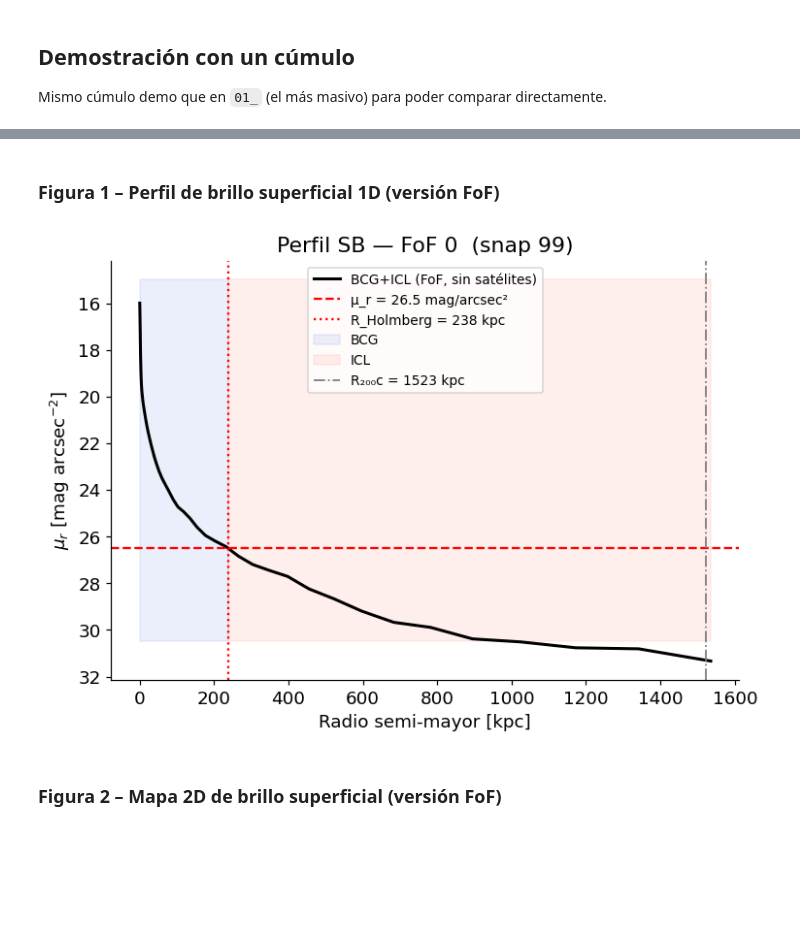
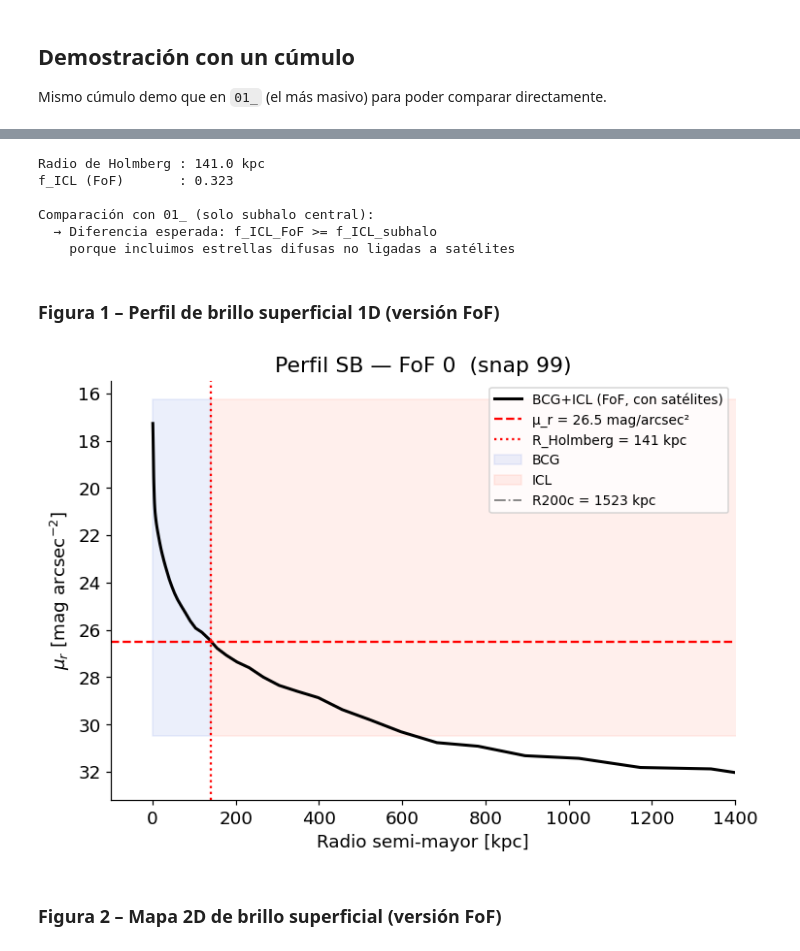
Before and after one commit to patito-mary/icl, a Jupyter notebook: 01b_separacion_BCG_ICL_FoF.ipynb, the cells around one changed output, grey strips where cells are left out. Drawn from its saved outputs; the diff is of its cells as text; code cells hidden in the pictures; blank space fills up the shorter version.

```diff
--- a/01b_separacion_BCG_ICL_FoF.ipynb
+++ b/01b_separacion_BCG_ICL_FoF.ipynb
@@ -193,13 +193,14 @@ def build_fof_mask_no_satellites(fof_idx):
     return lens_star, n_central, n_satellites
 
 
-def mask_from_lens(lens_star, n_total_fof):
+def mask_from_lens(lens_star, n_total_fof, exclude_satellites=True):
     """
-    Dado el array de longitudes por subhalo (lens_star) y el total de estrellas
-    en el FoF, construye la máscara booleana:
-      True  = subhalo 0 (central) + partículas no ligadas
-      False = subhalos 1..N-1 (satélites)
+    Máscara booleana: True = subhalo 0 (central) + partículas no ligadas.
+    False = subhalos satélites 1..N-1.
+    Función idéntica a la de 01b_.
     """
+    if not exclude_satellites:
+        return np.ones(n_total_fof, dtype=bool)
     mask = np.zeros(n_total_fof, dtype=bool)
     n_central = int(lens_star[0]) if len(lens_star) > 0 else n_total_fof
     mask[:n_central] = True
@@ -207,6 +208,7 @@ def mask_from_lens(lens_star, n_total_fof):
     if total_in_subhalos < n_total_fof:
         mask[total_in_subhalos:] = True
     return mask
+
 
 
 def bcg_icl_mass_fraction_fof(fof_idx, cen_pos, header=Header):
@@ -275,14 +277,14 @@ n_fof_total = len(st_fof['Masses'])
 
 # Máscara para excluir satélites
 lens_star, n_central, n_sat = build_fof_mask_no_satellites(fof_demo)
-mask = mask_from_lens(lens_star, n_fof_total)
+mask = mask_from_lens(lens_star, n_fof_total, exclude_satellites=False)
 n_unbound = mask.sum() - n_central
 
 print(f"Partículas estelares en el FoF:")
 print(f"  Total FoF         : {n_fof_total:>8,}")
 print(f"  Subhalo central   : {n_central:>8,}  (conservadas)")
-print(f"  Satélites (excl.) : {n_sat:>8,}  (excluidas)")
-print(f"  No ligadas        : {n_unbound:>8,}  (conservadas — ICL difusa)")
+print(f"  Satélites         : {n_sat:>8,}  (incluidos)")
+print(f"  No ligadas        : {n_unbound-n_sat:>8,}  (conservadas — ICL difusa)")
 print(f"  Usadas para perfil: {mask.sum():>8,}")
 # %% [output]
 Cúmulo demo: local i=0, fof_idx TNG=0
@@ -329,38 +351,46 @@ print()
 print("Comparación con 01_ (solo subhalo central):")
 print("  → Diferencia esperada: f_ICL_FoF >= f_ICL_subhalo")
 print("    porque incluimos estrellas difusas no ligadas a satélites")
+# %% [output]
+Radio de Holmberg : 141.0 kpc
+f_ICL (FoF)       : 0.323
+
+Comparación con 01_ (solo subhalo central):
+  → Diferencia esperada: f_ICL_FoF >= f_ICL_subhalo
+    porque incluimos estrellas difusas no ligadas a satélites
 # %% [markdown]
 ### Figura 1 – Perfil de brillo superficial 1D (versión FoF)
 # %%
 fig, ax = plt.subplots(figsize=(7, 5))
 valid = np.isfinite(mu_r)
 
-ax.plot(r_mid[valid], mu_r[valid], 'k-', lw=2, label='BCG+ICL (FoF, sin satélites)')
+ax.plot(r_mid[valid], mu_r[valid], 'k-', lw=2, label='BCG+ICL (FoF, con satélites)')
 ax.axhline(P.MU_HOLMBERG, color='r', ls='--', lw=1.5,
            label=f'μ_r = {P.MU_HOLMBERG} mag/arcsec²')
 if np.isfinite(r_h):
     ax.axvline(r_h, color='r', ls=':', lw=1.5,
                label=f'R_Holmberg = {r_h:.0f} kpc')
     ax.fill_betweenx([mu_r[valid].min()-1, P.MU_HOLMBERG+4],
                       0, r_h, alpha=0.10, color='royalblue', label='BCG')
     ax.fill_betweenx([mu_r[valid].min()-1, P.MU_HOLMBERG+4],
                       r_h, r_mid[valid][-1], alpha=0.10, color='tomato', label='ICL')
 ax.axvline(R200c[i_demo], color='gray', ls='-.', lw=1.2,
-           label=f'R₂₀₀c = {R200c[i_demo]:.0f} kpc')
+           label=f'R200c = {R200c[i_demo]:.0f} kpc')
 
 ax.invert_yaxis()
 ax.set_xlabel('Radio semi-mayor [kpc]')
 ax.set_ylabel(r'$\mu_r$ [mag arcsec$^{-2}$]')
 ax.set_title(f'Perfil SB — FoF {fof_demo}  (snap {P.SNAP})')
+ax.set_xlim(-100, 1400)
 ax.legend(fontsize=9)
 plt.tight_layout()
 plt.savefig(f'{FIG_PDF}/fig01b_perfil_sb_FoF_haloid{fof_demo}_snap{P.SNAP}.pdf',
             bbox_inches='tight')
 plt.savefig(f'{FIG_PNG}/fig01b_perfil_sb_FoF_haloid{fof_demo}_snap{P.SNAP}.png',
             bbox_inches='tight', dpi=150)
 plt.show()
 # %% [output]
-[figure, old version]
+[figure, new version]
 # %% [markdown]
 ### Figura 2 – Mapa 2D de brillo superficial (versión FoF)
 # %%
```
Also changed, not shown: parts of 7 cells of this notebook, 32 other files.
